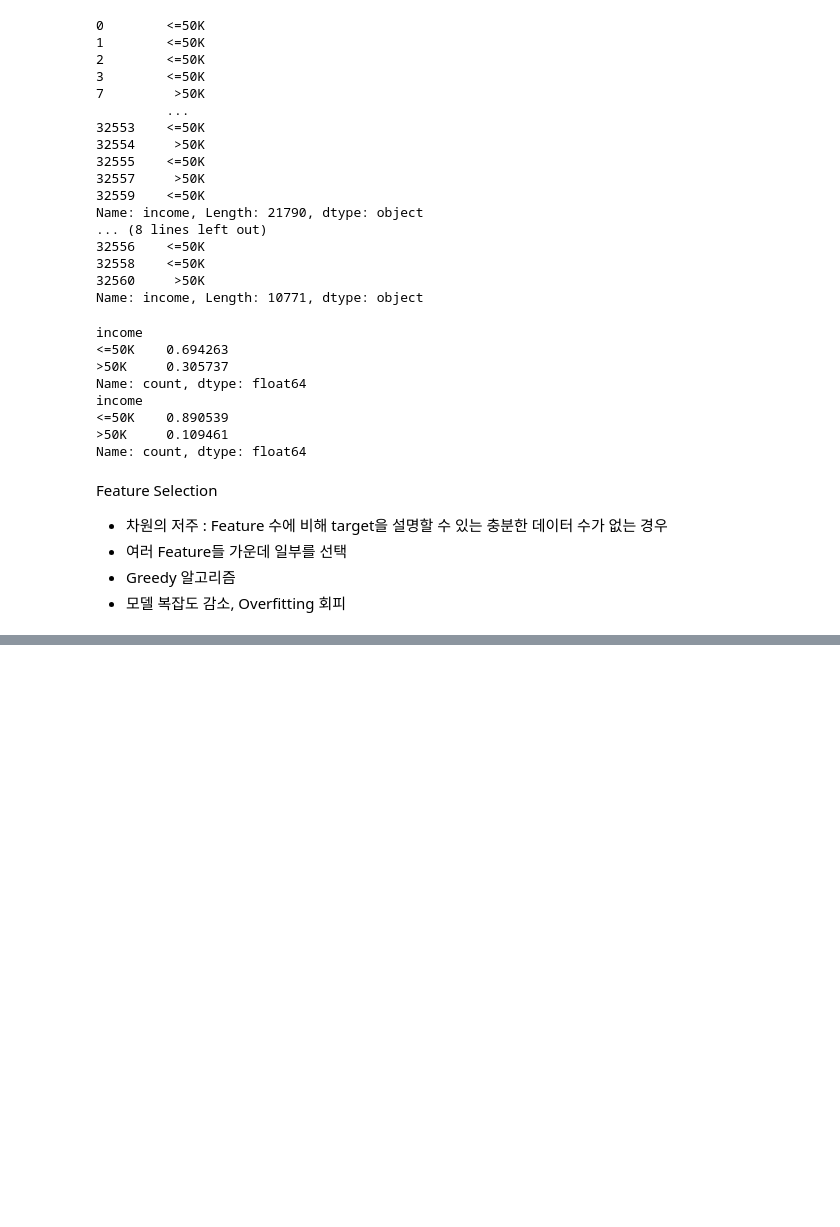
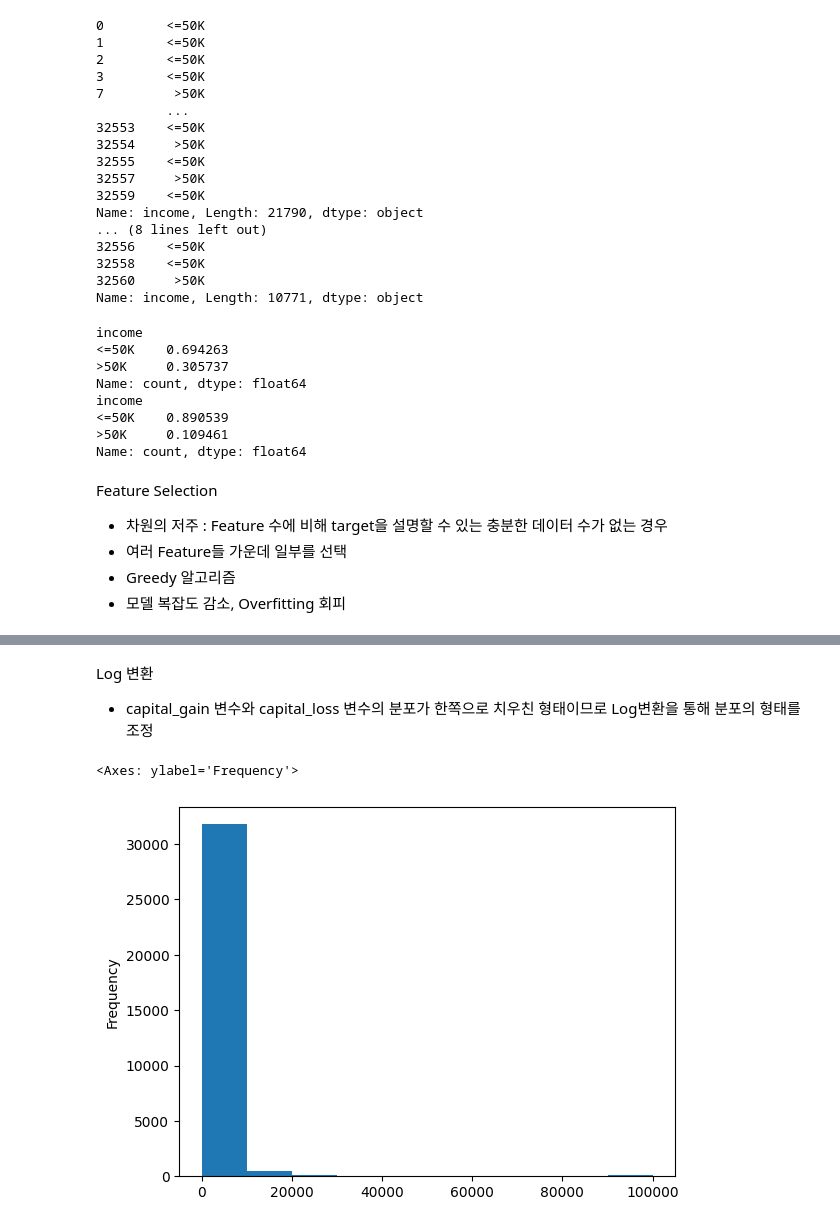
Before and after one commit to Aim-bro/Josh, a Jupyter notebook: 성인_인구조사_소득_예측_clone_code.ipynb, the cells around one changed output, grey strips where cells are left out. Drawn from its saved outputs; the diff is of its cells as text; code cells hidden in the pictures; blank space fills up the shorter version.

```diff
--- a/성인_인구조사_소득_예측_clone_code.ipynb
+++ b/성인_인구조사_소득_예측_clone_code.ipynb
@@ -670,0 +813,4 @@ Feature Extraction
+# %%
+# data 복사해서 쓰기, 원본 유지용
+tmp_train = train.copy()
+tmp_test = test.copy()
@@ -670,0 +855,2 @@ Feature Extraction
+# %%
+has_no_columns = ['workclass','occupation','native_country']
@@ -670,0 +866,12 @@ Feature Extraction
+# %%
+for c in has_no_columns :
+    tmp_train.loc[train[c] ==' ?',c] = train[c].mode()[0]
+    tmp_test.loc[train[c] ==' ?',c] = test[c].mode()[0] # index없이 값만 출력
+# %% [markdown]
+Log 변환
+- capital_gain 변수와 capital_loss 변수의 분포가 한쪽으로 치우친 형태이므로 Log변환을 통해 분포의 형태를 조정
+# %%
+tmp_train['capital_gain'].plot.hist()
+# %% [output]
+<Axes: ylabel='Frequency'>
+[figure, added]
```
Also changed, not shown: parts of 36 cells of this notebook.
